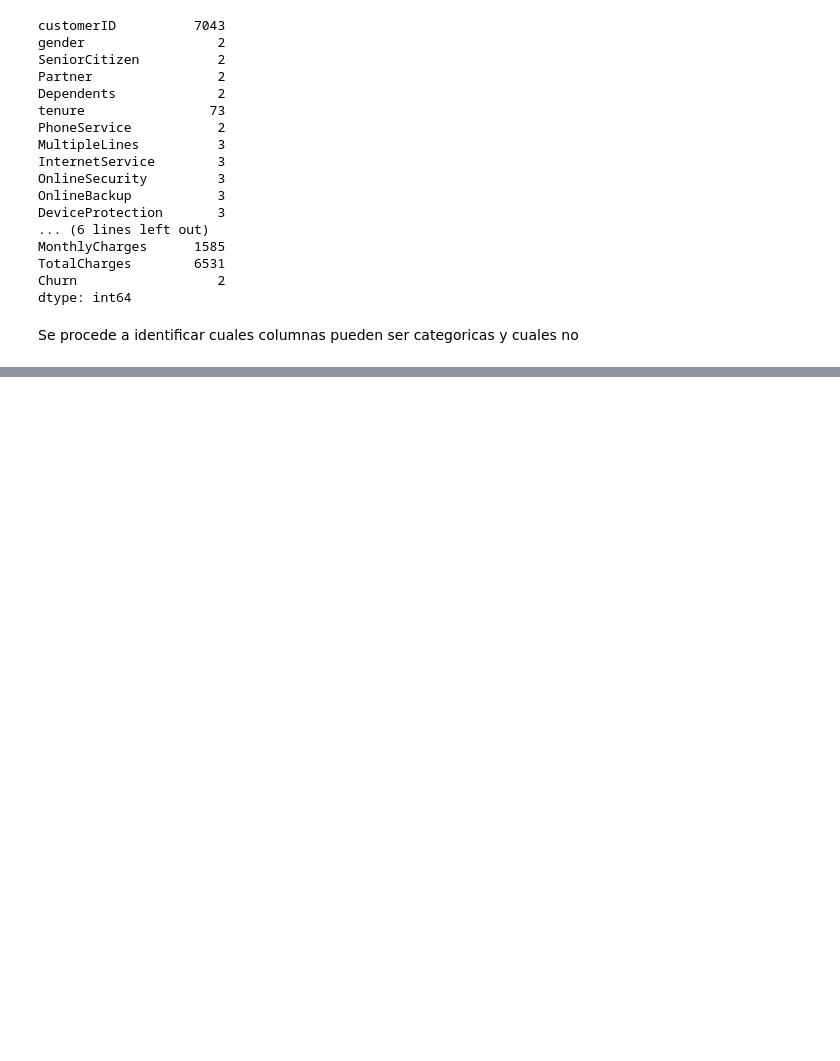
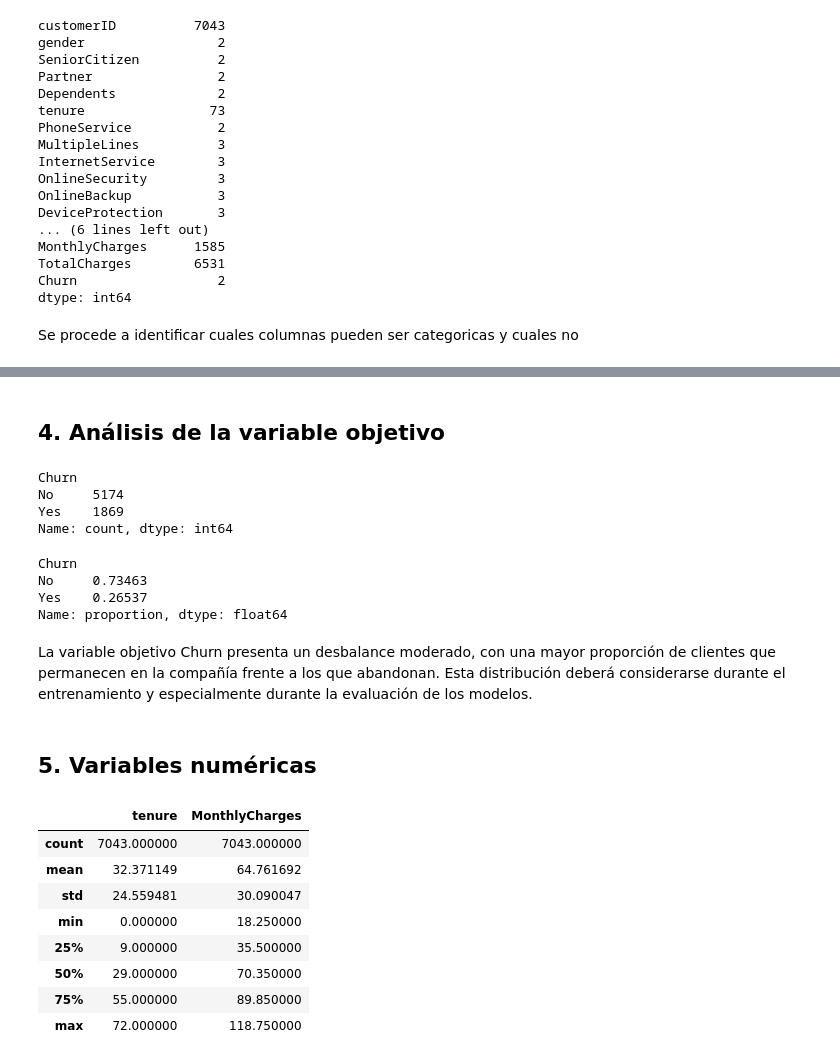
Before and after one commit to sartocol87/retencion_clientes, a Jupyter notebook: notebooks/01_data_understanding.ipynb, the cells around one changed output, grey strips where cells are left out. Cells and saved outputs as stored; diff of their text form; code cells hidden in the pictures; blank space fills up the shorter version.

```diff
--- a/notebooks/01_data_understanding.ipynb
+++ b/notebooks/01_data_understanding.ipynb
@@ -130,0 +181,32 @@ categorical_cols
+# %% [markdown]
+## 4. Análisis de la variable objetivo
+# %%
+df["Churn"].value_counts()
+# %% [output]
+Churn
+No     5174
+Yes    1869
+Name: count, dtype: int64
+# %%
+df["Churn"].value_counts(normalize=True)
+# %% [output]
+Churn
+No     0.73463
+Yes    0.26537
+Name: proportion, dtype: float64
+# %% [markdown]
+La variable objetivo Churn presenta un desbalance moderado, con una mayor proporción de clientes que permanecen en la compañía frente a los que abandonan. Esta distribución deberá considerarse durante el entrenamiento y especialmente durante la evaluación de los modelos.
+# %% [markdown]
+## 5. Variables numéricas
+# %%
+df[["tenure", "MonthlyCharges", "TotalCharges"]].describe()
+# %% [output]
+|  | tenure | MonthlyCharges |
+| count | 7043.000000 | 7043.000000 |
+| mean | 32.371149 | 64.761692 |
+| std | 24.559481 | 30.090047 |
+| min | 0.000000 | 18.250000 |
+| 25% | 9.000000 | 35.500000 |
+| 50% | 29.000000 | 70.350000 |
+| 75% | 55.000000 | 89.850000 |
+| max | 72.000000 | 118.750000 |
```
Also changed, not shown: parts of 31 cells of this notebook.
